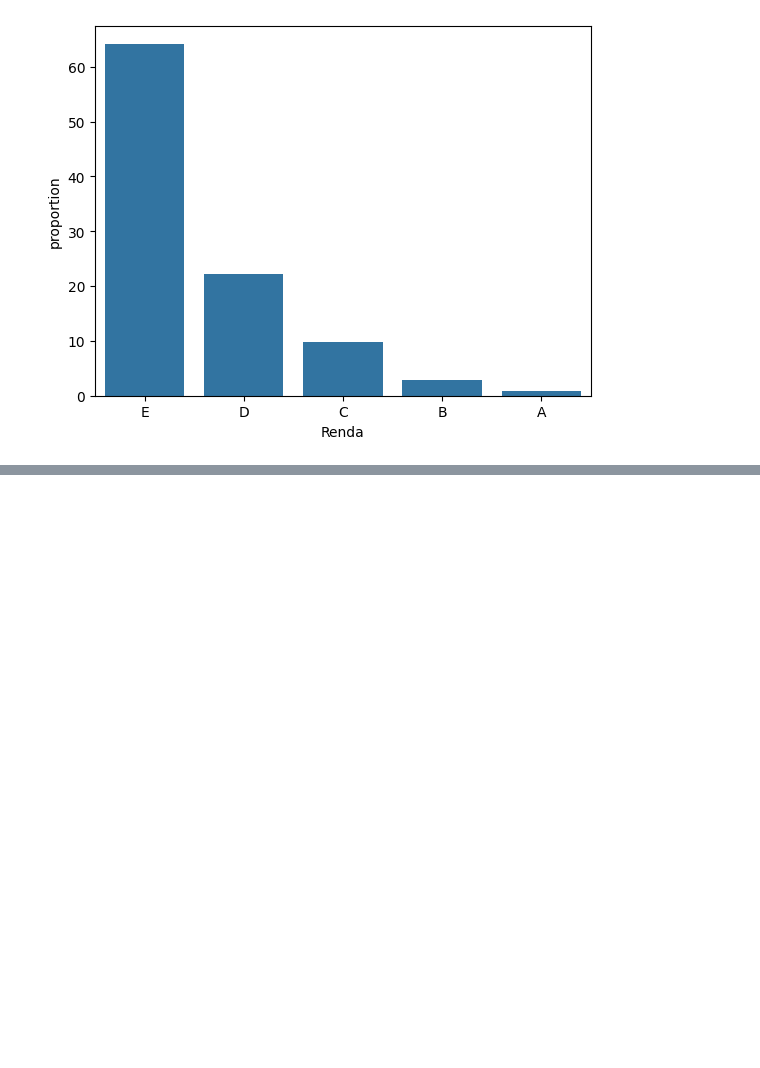
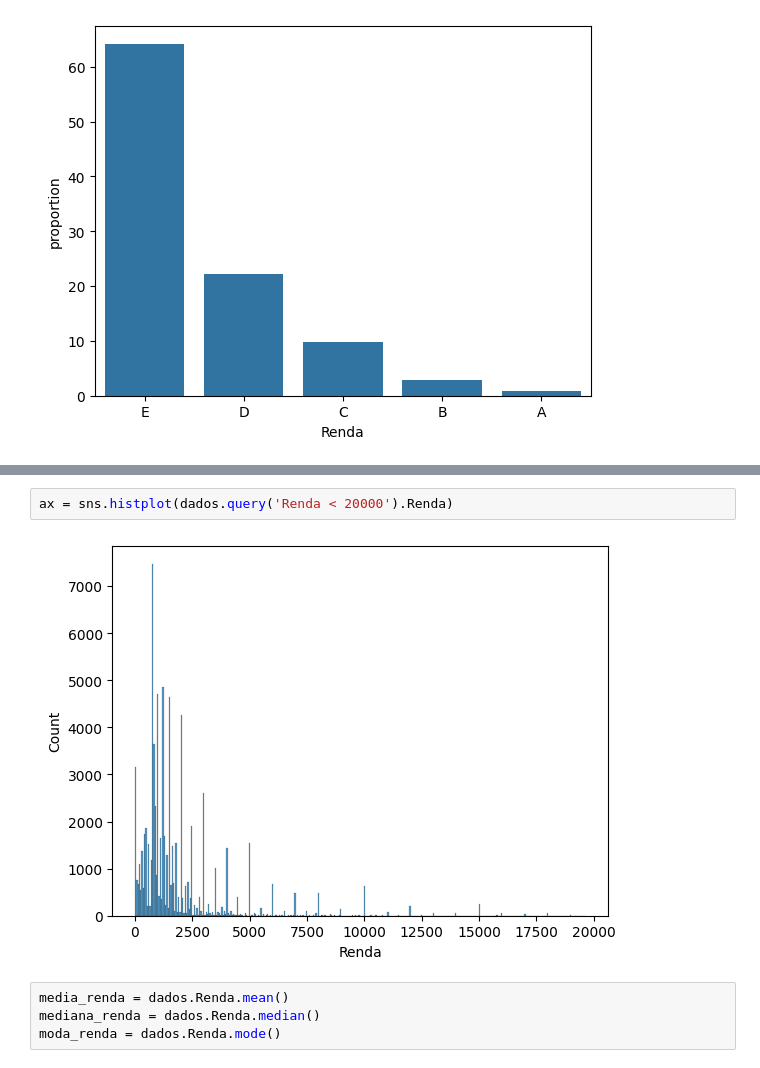
Before and after one commit to Uill-Iam/Estudo, a Jupyter notebook: Python/Estatistica/Curso_estatistica/Analise.ipynb, the cells around one changed output, grey strips where cells are left out. Saved outputs shown, nothing was run; the diff lists cells and outputs as text; blank space fills up the shorter version.

```diff
--- a/Python/Estatistica/Curso_estatistica/Analise.ipynb
+++ b/Python/Estatistica/Curso_estatistica/Analise.ipynb
@@ -401,0 +474,8 @@ t = sns.barplot(frequencia_renda_percen)
+# %%
+ax = sns.histplot(dados.query('Renda < 20000').Renda)
+# %% [output]
+[figure, added]
+# %%
+media_renda = dados.Renda.mean()
+mediana_renda = dados.Renda.median()
+moda_renda = dados.Renda.mode()
```
Also changed, not shown: parts of 26 cells of this notebook, 1 other file.
